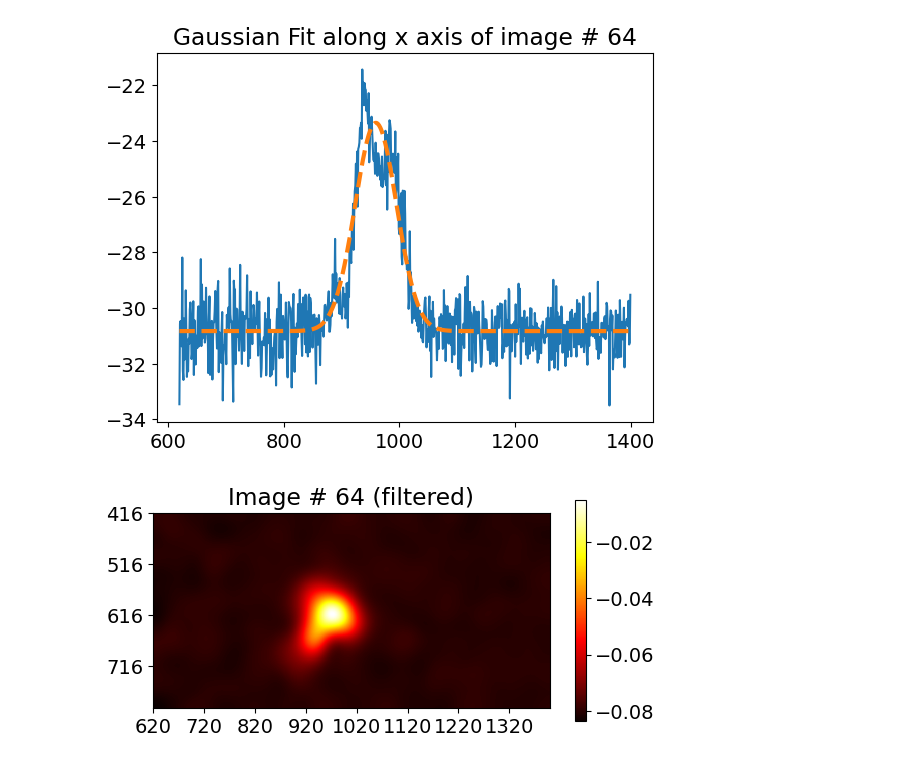
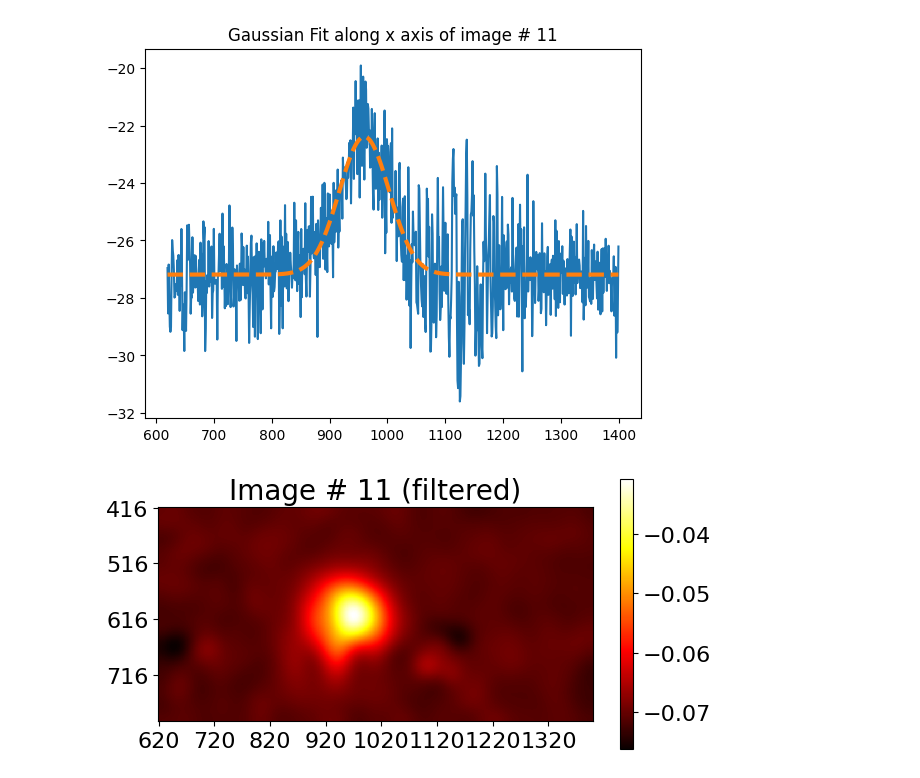
Before and after one commit to TiborCornelli/MOT, a Jupyter notebook: AbsorptionImaging/gauss_fit.ipynb, the cells around one changed output. Drawn from its saved outputs; the diff is of its cells as text; code cells hidden in the pictures.

```diff
--- a/AbsorptionImaging/gauss_fit.ipynb
+++ b/AbsorptionImaging/gauss_fit.ipynb
@@ -28,12 +28,12 @@ x0_values = []
 sigma_x_values = []
 y0_values = []
 sigma_y_values = []
+tof_values = []
 dt = 250 * 1e-6  # TOF step size in seconds
 start_tof = 71 * 1e-6  # Start time of flight in seconds
-time_stamps = np.arange(len(file_list)) * dt
 
-min_file = 23
-max_file = 63
+min_file = 1
+max_file = 89
 
 for file in file_list:
     file_index = int(file[-5:-3])
@@ -42,6 +42,9 @@ for file in file_list:
         continue
     if file_index > max_file:
         break
+    # Outliers
+    if file_index in [64,65,66]:
+        continue
 
     img = read_gz_file(file, returnRaw=False, returnDict=False)
     cropped = img[slice(*roi["yMain"]), slice(*roi["xMain"])]
@@ -63,6 +66,7 @@ for file in file_list:
     sigma_x_values.append(abs(popt_x[2]))
     y0_values.append(popt_y[1] + y_length / 2 + roi["yMain"][0])
     sigma_y_values.append(abs(popt_y[2]))
+    tof_values.append(start_tof + (file_index - 3) % 20 * dt)
 
     plt.plot(x_vals_centered + x_length / 2 + roi["xMain"][0], projection_x, label="X Projection")
     plt.plot(
@@ -76,29 +80,50 @@ for file in file_list:
     #plt.savefig("gaussian_fit_x.png", dpi=600)
     plt.show()
 # %%
-# Example
+file = file_list[min_file - 1 + 10]
+file_index = int(file[-5:-3])
+
+img = read_gz_file(file, returnRaw=False, returnDict=False)
+cropped = img[slice(*roi["yMain"]), slice(*roi["xMain"])]
+
+projection_x = np.sum(cropped, axis=0)
+projection_y = np.sum(cropped, axis=1)
+
+initial_params = [20, 0, 50, -30]
+
+try:
+    popt_x, _ = curve_fit(gaussian, x_vals_centered, projection_x, p0=initial_params)
+    popt_y, _ = curve_fit(gaussian, y_vals_centered, projection_y, p0=initial_params)
+except:
+    popt_x = initial_params  # Default values if fit fails
+    popt_y = initial_params
+
+
 plt.plot(x_vals_centered + x_length / 2 + roi["xMain"][0], projection_x, label="X Projection")
 plt.plot(
     x_vals_centered + x_length / 2 + roi["xMain"][0],
     gaussian(x_vals_centered, *popt_x),
     label="Gaussian Fit X",
     linestyle="--",
     linewidth=3,
 )
 plt.title(f"Gaussian Fit along x axis of image # {file[-5:-3]}")
 #plt.savefig("gaussian_fit_x.png", dpi=600)
 plt.show()
 
 # Apply 2D gauss filter
 cropped = gaussian_filter(cropped, sigma=20)
 
 plt.imshow(cropped, cmap="hot", interpolation="nearest")
-plt.colorbar(shrink=0.6)
-plt.xticks(np.arange(0, x_length, 100), np.arange(roi["xMain"][0], roi["xMain"][1], 100))
-plt.yticks(np.arange(0, y_length, 100), np.arange(roi["yMain"][0], roi["yMain"][1], 100))
-plt.title(f"Image # {file[-5:-3]} (filtered)")
-#plt.savefig("2D_image.png", dpi=600)
+cbar = plt.colorbar(shrink=0.6)
+cbar.ax.tick_params(labelsize=16)
+
+plt.xticks(np.arange(0, x_length, 100), np.arange(roi["xMain"][0], roi["xMain"][1], 100), fontsize=16)
+plt.yticks(np.arange(0, y_length, 100), np.arange(roi["yMain"][0], roi["yMain"][1], 100), fontsize=16)
+
+plt.title(f"Image # {file[-5:-3]} (filtered)", fontsize=20)
+plt.tight_layout()
 plt.show()
 # %% [output]
-[figure, old version]
+[figure, new version]
-[figure, old version]
+[figure, new version]
```
Also changed, not shown: parts of 7 cells of this notebook, 1 other file.
